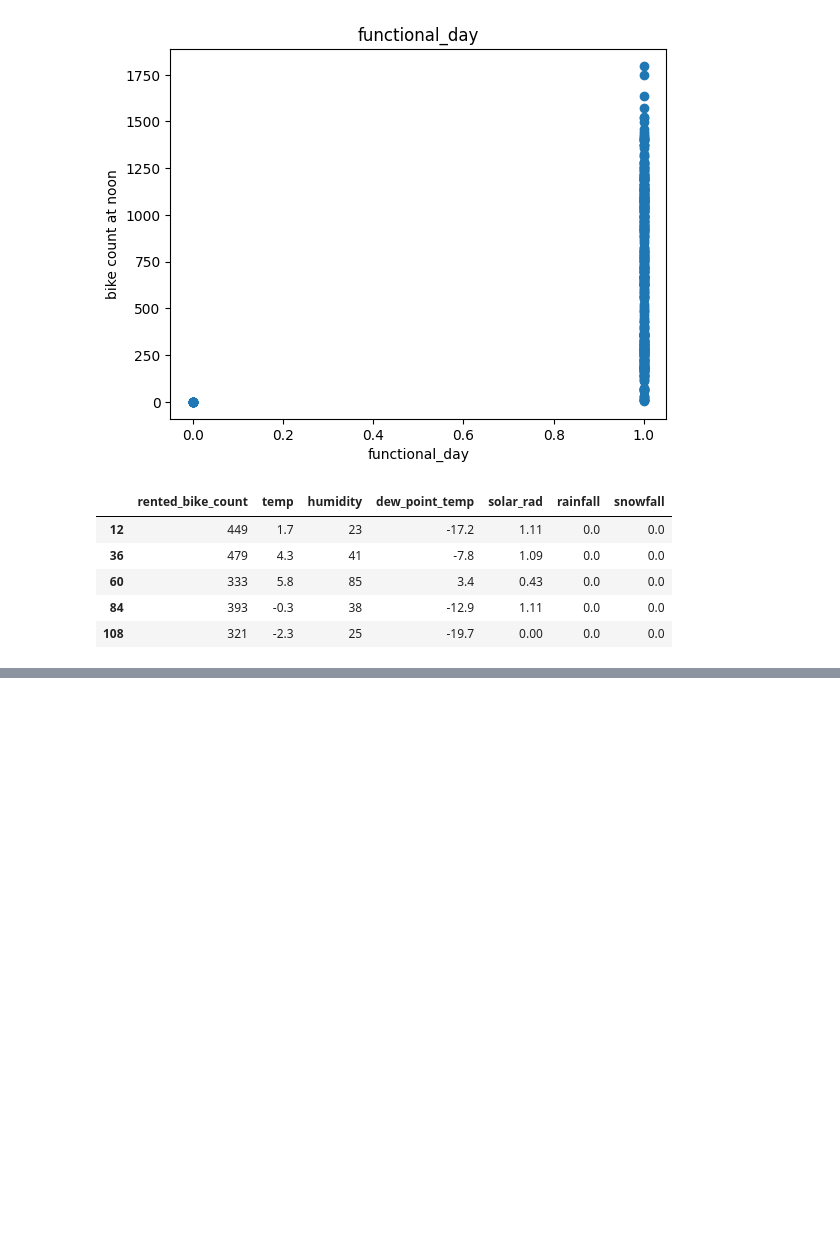
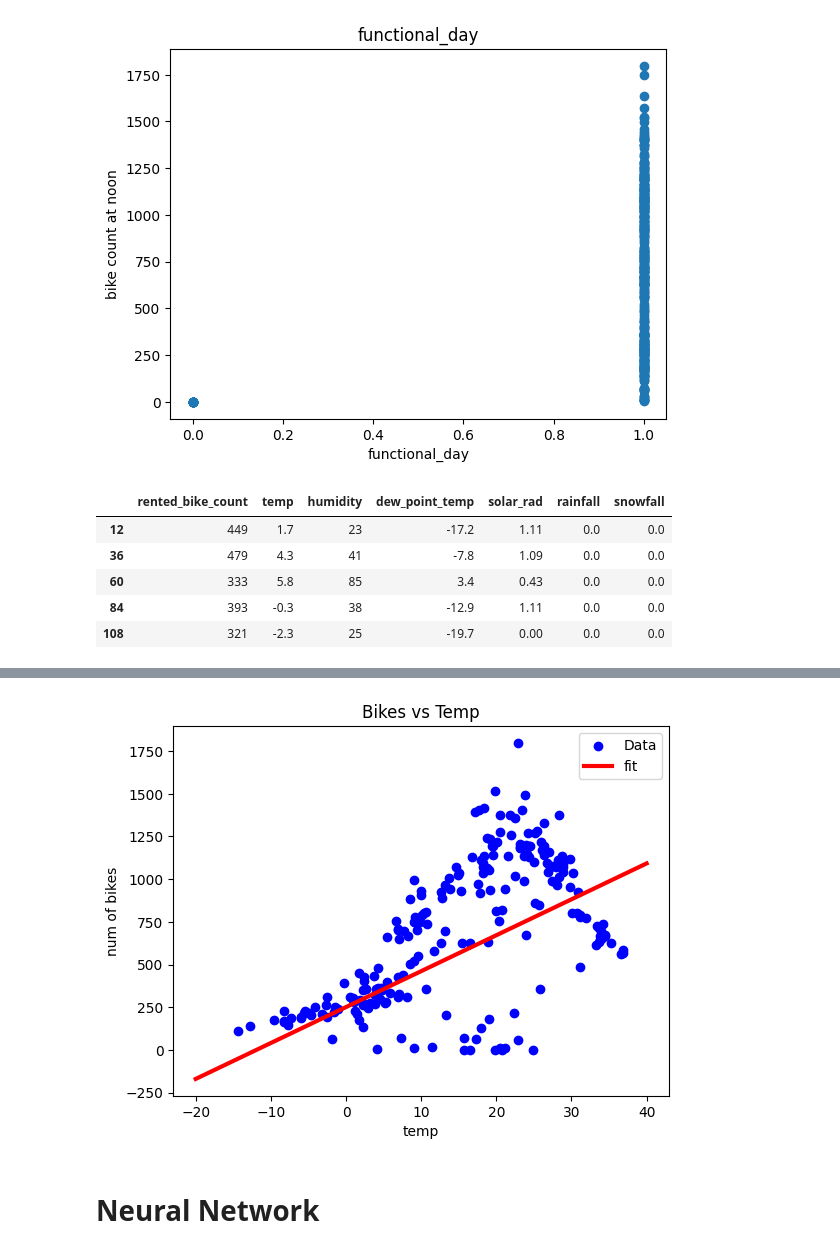
Before and after one commit to NNoorFatima/Machine-Learning, a Jupyter notebook: ML_02.ipynb, the cells around one changed output, grey strips where cells are left out. Saved outputs shown, nothing was run; the diff lists cells and outputs as text; code cells hidden in the pictures; blank space fills up the shorter version.

```diff
--- a/ML_02.ipynb
+++ b/ML_02.ipynb
@@ -111,0 +183,10 @@ _,X_test, y_test = get_xy(test, "rented_bike_count", x_labels=["temp"])
+# %%
+plt.scatter(X_train, y_train, label='Data',color= 'blue')
+x= tf.linspace(-20,40,100)
+plt.plot(x,temp_nn_model.predict(np.array(x).reshape(-1,1)), label='fit',color='red', linewidth = 3)
+plt.title("Bikes vs Temp")
+plt.ylabel("num of bikes")
+plt.xlabel("temp")
+plt.legend()
+plt.show()
+# %% [output]
@@ -111,0 +194,3 @@ _,X_test, y_test = get_xy(test, "rented_bike_count", x_labels=["temp"])
+[figure, added]
+# %% [markdown]
+# Neural Network
```
Also changed, not shown: parts of 20 cells of this notebook.
